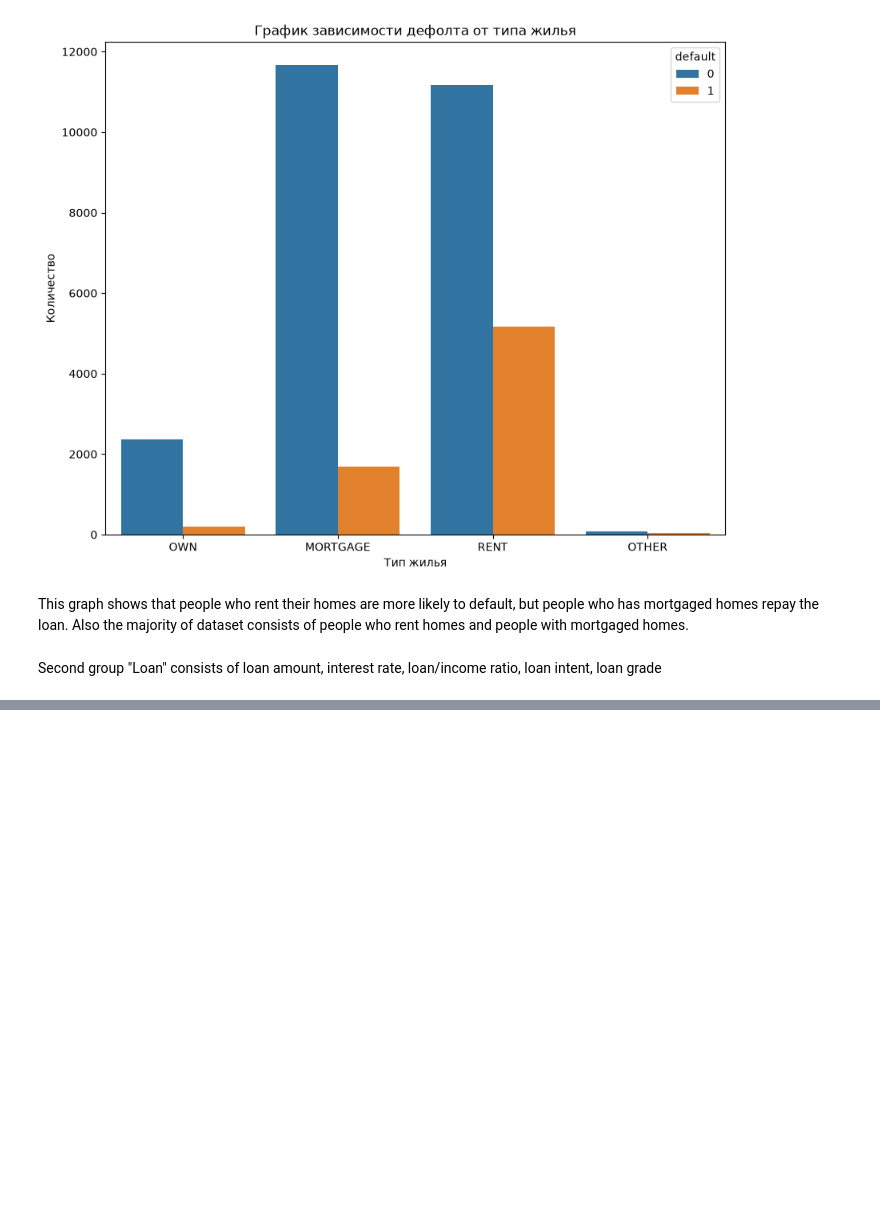
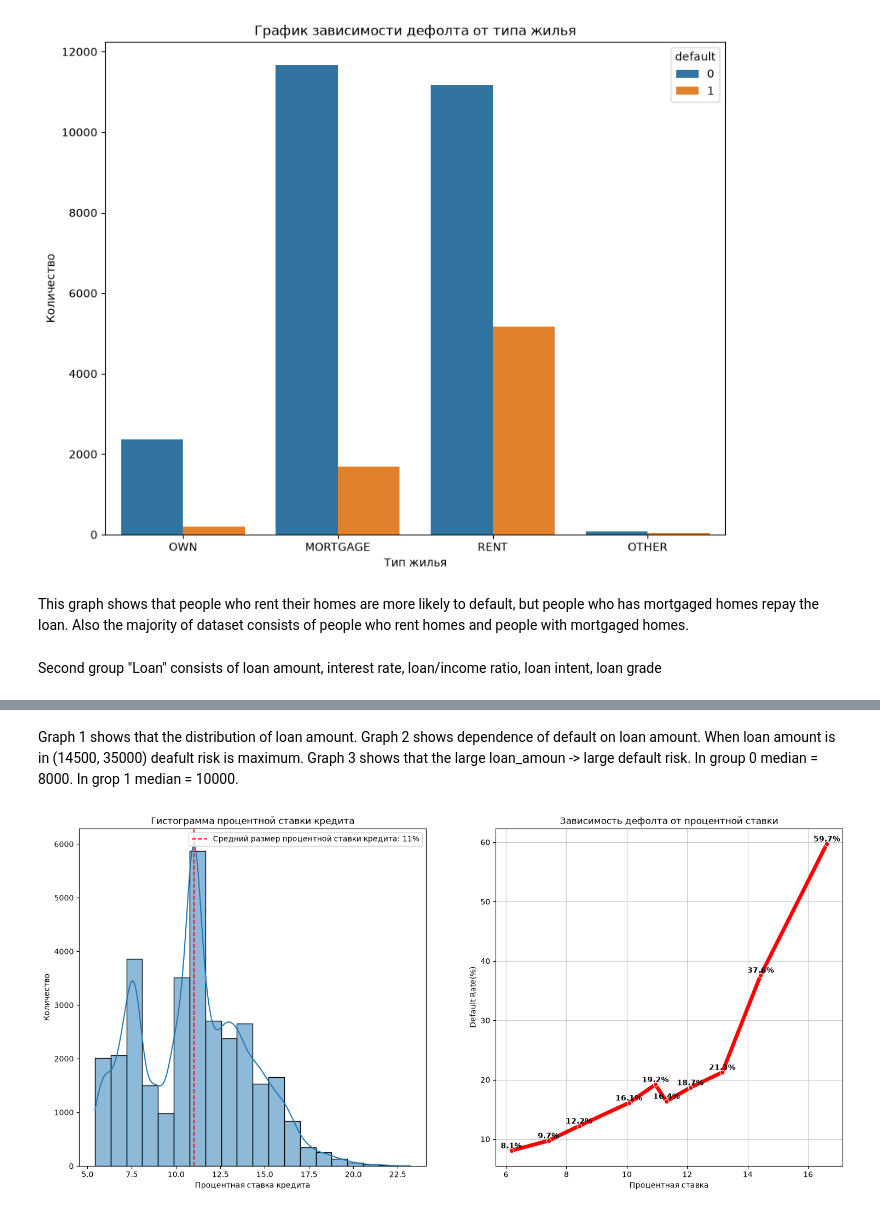
Before and after one commit to IfromHe11/Credit-Risk-Analytics-Loan-Approval-Optimization, a Jupyter notebook: Notebook_EDA.ipynb, the cells around one changed output, grey strips where cells are left out. Saved outputs shown, nothing was run; the diff lists cells and outputs as text; code cells hidden in the pictures; blank space fills up the shorter version.

```diff
--- a/Notebook_EDA.ipynb
+++ b/Notebook_EDA.ipynb
@@ -376,0 +376,50 @@ plt.show()
+# %% [markdown]
+Graph 1 shows that the distribution of loan amount.
+Graph 2 shows dependence of default on loan amount. When loan amount is in (14500, 35000) deafult risk is maximum.
+Graph 3 shows that the large loan_amoun -> large default risk.  In group 0  median = 8000. In grop 1 median = 10000.
+# %%
+#2 interest_rate
+
+fig,axes =plt.subplots(1,2, figsize=(18,8))
+sns.histplot(
+    data = df['loan_int_rate'],
+    ax=axes[0],
+    bins = 20,
+    kde = True
+)
+
+axes[0].set_xlabel("Процентная ставка кредита")
+axes[0].set_ylabel("Количество")
+axes[0].set_title("Гистограмма процентной ставки кредита")
+axes[0].axvline(df['loan_int_rate'].mean(),color ='red', linestyle ='--', label=f"Средний размер процентной ставки кредита: {df['loan_int_rate'].mean():.0f}%")
+axes[0].legend()
+
+#DF by bins
+
+df['loan_int_bins']=pd.qcut(df['loan_int_rate'],q=10)
+
+rate_analysis = df.groupby('loan_int_bins').agg(
+    mean_rate =('loan_int_rate', 'mean'),
+    default_rate = ('default', 'mean')
+).reset_index()
+
+rate_analysis['default_rate_pct']=rate_analysis['default_rate']*100
+
+sns.lineplot(
+    data=rate_analysis,
+    x='mean_rate',
+    y='default_rate_pct',
+    marker='o',
+    linewidth = 5,
+    color = 'red',
+    ax=axes[1]
+)
+
+for index, row in rate_analysis.iterrows():
+    axes[1].text(row.mean_rate, row.default_rate_pct+0.4, s=f"{row.default_rate_pct:.1f}%", ha='center', weight ='bold')
+axes[1].set_title('Зависимость дефолта от процентной ставки')
+axes[1].set_xlabel('Процентная ставка')
+axes[1].set_ylabel('Default Rate(%)')
+axes[1].grid(True,alpha=0.6)
+# %% [output]
+[figure, added]
```
Also changed, not shown: parts of 7 cells of this notebook.
